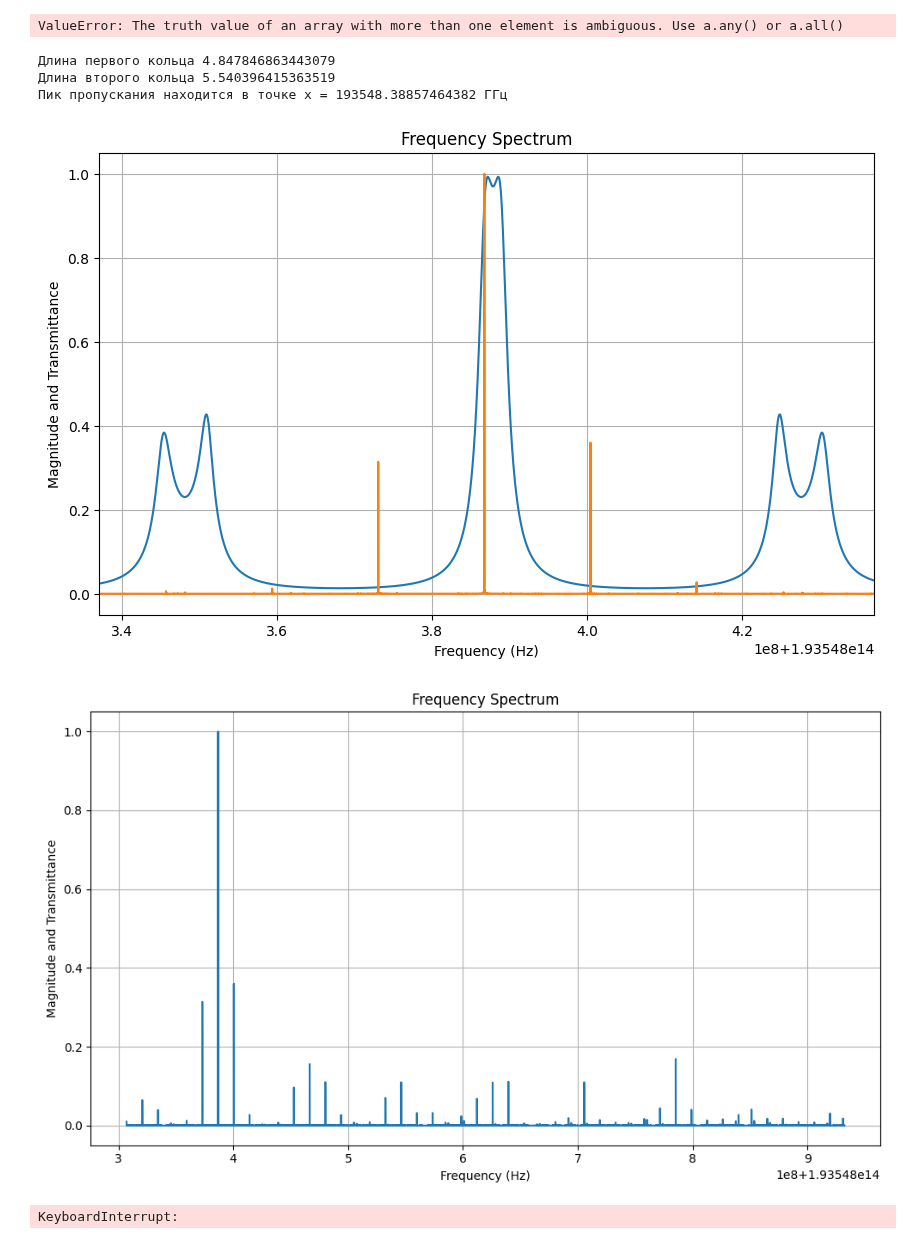
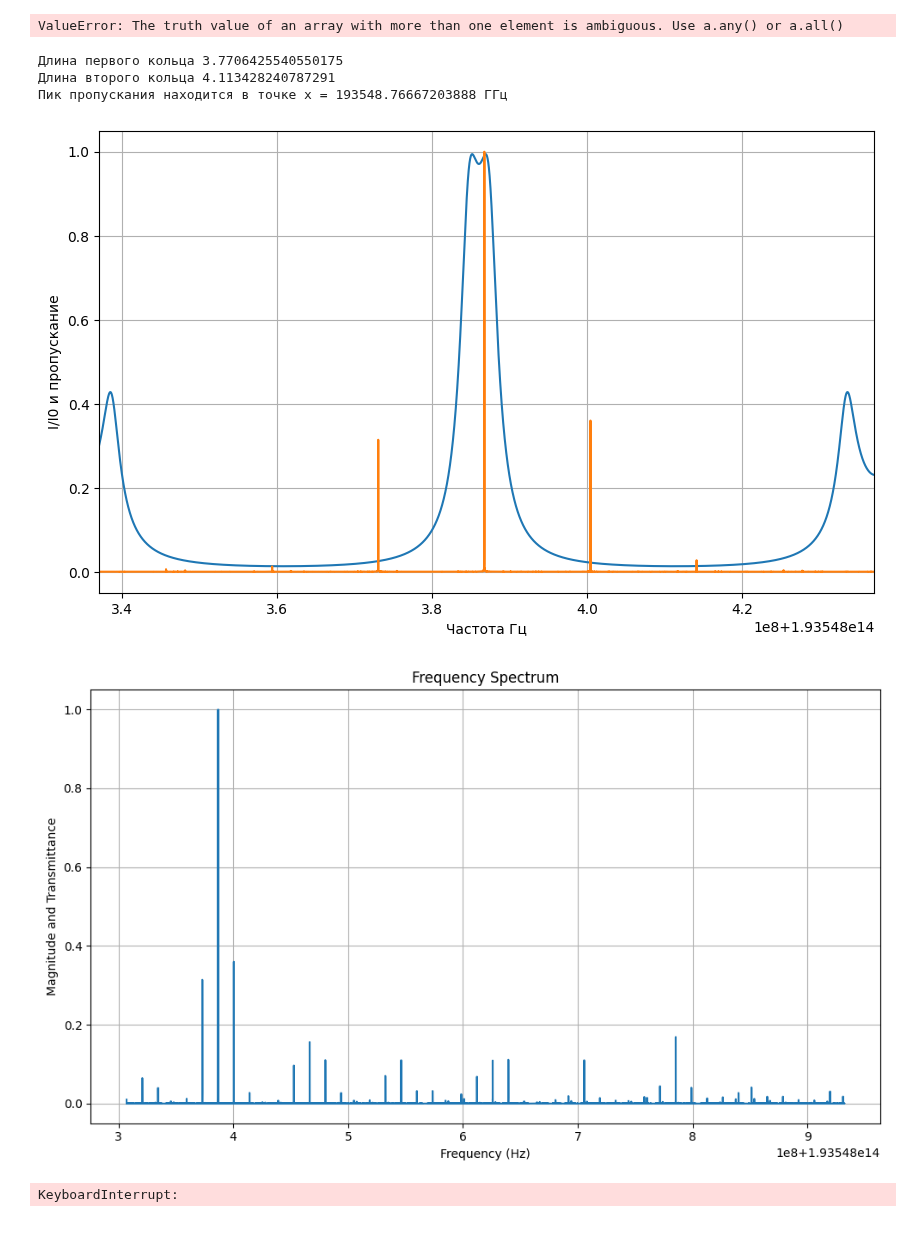
Before and after one commit to Orange-spearow/Finally_praktika, a Jupyter notebook: Подбор волоконных фильтров 3.ipynb, the cells around one changed output. Cells and saved outputs as stored; diff of their text form; code cells hidden in the pictures.

```diff
--- a/Подбор волоконных фильтров 3.ipynb
+++ b/Подбор волоконных фильтров 3.ipynb
@@ -213,9 +213,9 @@ freq = freq - 80e6 + c/h
 249.944
 5.7547137134060495
 6.576815672464056"""
-FSR = 296.7000e6
-N = 7#7
-M = 8#8
+FSR = 599.440e6
+N = 11#7
+M = 12#8
 c = 3e8
 n = 1.46
 l = N * c / (n  * FSR)
@@ -258,40 +258,40 @@ peaks, _ = find_peaks(T_values)
         if range_peaks[i] == min(range_peaks):
             return range_peaks_freq[i]
 max_x_value = min_range(freq)'''
 max_peak_index = peaks[np.argmax(T_values[peaks])]
 # Значение по оси x для максимального пика
 max_x_value = freq[max_peak_index]
 print(f'Пик пропускания находится в точке x = {max_x_value/1e9} ГГц')
 #print(max_x_value - (c/h + 2.0e6))
 plt.figure(figsize = (10,6))
 plt.plot(freq, T_values)
 plt.xlim(c/h - 50e6 , c/h + 50e6)
 plt.plot(freq, np.abs(fft_signal_norm))
 #plt.axvline(x = c/h -0.35e6 , color = 'red', linestyle = '--')
 #plt.axvline(x = max_x_value  , color = 'red')
 #plt.axvline(x = c/h + 13.38e6, color = 'red', linestyle = '--')
 #plt.axvline(x = c/h - 14e6, color = 'red', linestyle = '--')
 #plt.xticks(np.arange(min(freq) , max(freq), 50e7))
-plt.xlabel('Frequency (Hz)')
-plt.ylabel('Magnitude and Transmittance')
-plt.title('Frequency Spectrum')
+plt.xlabel('Частота Гц')
+plt.ylabel('I/I0 и пропускание')
+#plt.title('Frequency Spectrum')
 plt.grid()
 #plt.tight_layout()
 plt.figure(figsize = (10,6))
 plt.plot(freq, np.abs(fft_signal_norm))
 #plt.scatter( [c[0] for c in max_peaks],[c[1] for c in max_peaks], color='k')  # точки пересечения
 #plt.xlim(40e6, 120e6)  # отображение только положительных частот
 plt.xlabel('Frequency (Hz)')
 plt.ylabel('Magnitude and Transmittance')
 plt.title('Frequency Spectrum')
 plt.grid(True)
 plt.tight_layout()
 plt.show()
 # %% [output]
-Длина первого кольца 4.847846863443079
-Длина второго кольца 5.540396415363519
-Пик пропускания находится в точке x = 193548.38857464382 ГГц
+Длина первого кольца 3.7706425540550175
+Длина второго кольца 4.113428240787291
+Пик пропускания находится в точке x = 193548.76667203888 ГГц
-[figure, old version]
+[figure, new version]
 [figure]
 # %%
 import numpy as np
```
Also changed, not shown: parts of 1 cell of this notebook.
